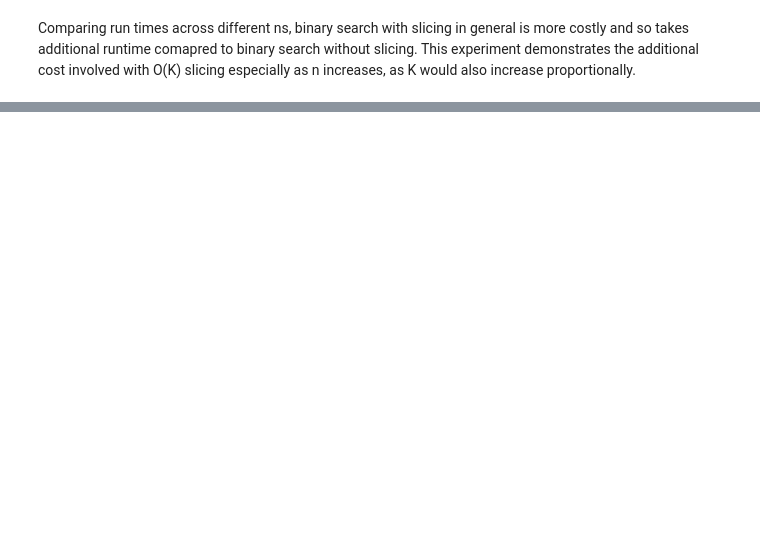
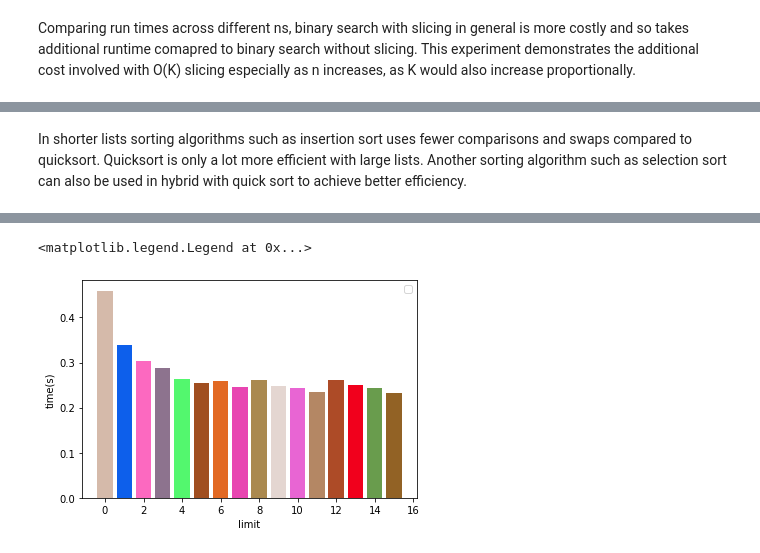
Before and after one commit to kkl116/Python_Runestone_DSA, a Jupyter notebook: Chapter_6/Chapter_6.ipynb, the cells around one changed output, grey strips where cells are left out. Drawn from its saved outputs; the diff is of its cells as text; code cells hidden in the pictures; blank space fills up the shorter version.

```diff
--- a/Chapter_6/Chapter_6.ipynb
+++ b/Chapter_6/Chapter_6.ipynb
@@ -578,0 +1088,26 @@ class ModHashTable(HashTable):
+# %% [markdown]
+In shorter lists sorting algorithms such as insertion sort uses fewer comparisons and swaps compared to quicksort. Quicksort is only a lot more efficient with large lists. Another sorting algorithm such as selection sort can also be used in hybrid with quick sort to achieve better efficiency.
+# %%
+X = []
+size = int(100)
+limits = range(15+1)
+Y = []
+for _ in range(len(limits)):
+    Y.append([])
+number = 1_000
+x = [random.randint(0, size) for _ in range(size)]
+for i,limit in tqdm(enumerate(limits)):
+    t = Timer(f"quick_sort_limit(copy.deepcopy(x), limit)", f"from __main__ import copy, x, quick_sort_limit, limit")
+    Y[i].append(t.timeit(number=number))
+X.append(size)
+
+colours = generate_n_colours(len(limits))
+
+for i, (limit, colour) in enumerate(zip(limits, colours)):
+    plt.bar(limit, Y[i], color=colour)
+
+
+plt.xlabel('limit')
+plt.ylabel('time(s)')
+plt.legend()
+# %% [output]
@@ -578,0 +1115,2 @@ class ModHashTable(HashTable):
+<matplotlib.legend.Legend at 0x...>
+[figure, added]
```
Also changed, not shown: parts of 26 cells of this notebook, 1 other file.
